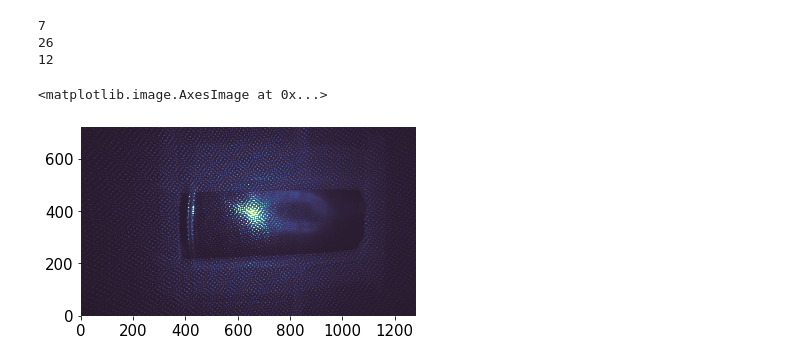
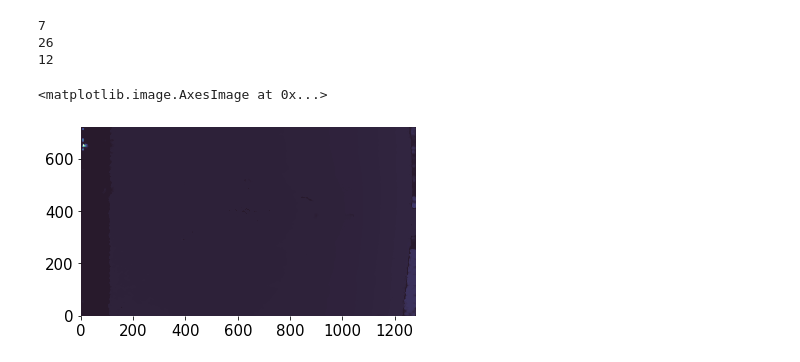
Before and after one commit to antunsz/projeto-ovni, a Jupyter notebook: Coleta de imagens.ipynb, the cells around one changed output. Drawn from its saved outputs; the diff is of its cells as text; code cells hidden in the pictures.

```diff
--- a/Coleta de imagens.ipynb
+++ b/Coleta de imagens.ipynb
@@ -33,11 +55,15 @@ print(np.array(a_depth.data['data'][0]['image'])[152][297])
 7
 26
 12
+# %%
+matplotlib.pyplot.imshow(a_depth_1.data['data'][0]['image'])
+# %% [output]
+<matplotlib.image.AxesImage at 0x...>
+[figure, added]
 # %%
-distance = np.array(a_depth.data['data'][0]['image']) * 0.00096
-matplotlib.pyplot.imshow(distance)
+distance_1 = np.array(a_depth_1.data['data'][0]['image']) * 0.00096
+distance_2 = np.array(a_depth_2.data['data'][0]['image']) * 0.00096
+distance_3 = np.array(a_depth_3.data['data'][0]['image']) * 0.00096
+#matplotlib.pyplot.imshow(distance)
 #list(distance[400])
-# %% [output]
-<matplotlib.image.AxesImage at 0x...>
-[figure, removed]
 # %%
```
Also changed, not shown: parts of 9 cells of this notebook, 34 other files.
